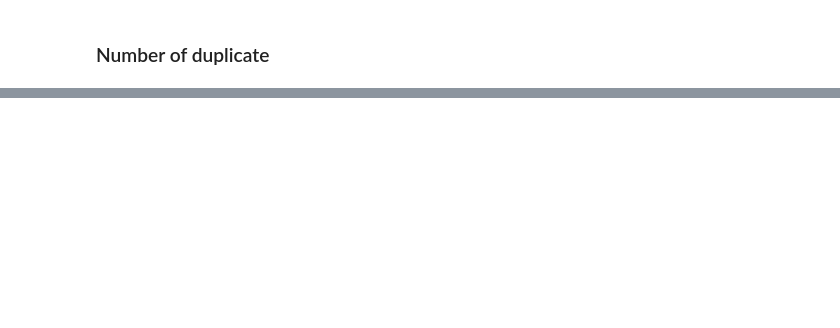
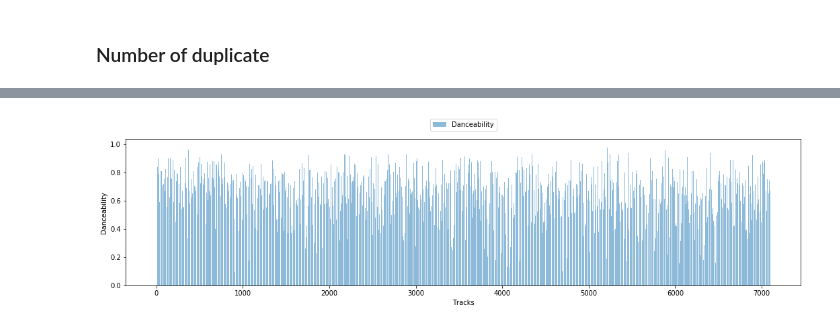
Before and after one commit to AndySECP/Spotify_Analysis, a Jupyter notebook: EDA.ipynb, the cells around one changed output, grey strips where cells are left out. Drawn from its saved outputs; the diff is of its cells as text; code cells hidden in the pictures; blank space fills up the shorter version.

```diff
--- a/EDA.ipynb
+++ b/EDA.ipynb
@@ -132,0 +162,9 @@ KeyError: 'track_id'
+# %%
+plt.figure(figsize=(18,4))
+plt.bar(np.arange(fdt.shape[0]), fdt['danceability'], alpha=0.5, label='Danceability')
+plt.legend(ncol=2, loc='center', bbox_to_anchor=(0.5, 1.1))
+plt.ylabel('Danceability')
+plt.xlabel('Tracks')
+plt.show()
+# %% [output]
+[figure, added]
```
Also changed, not shown: parts of 22 cells of this notebook.
